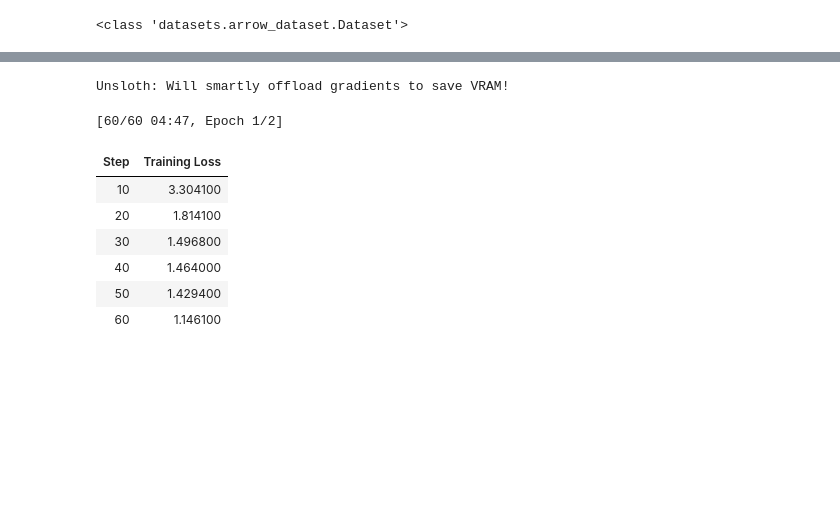
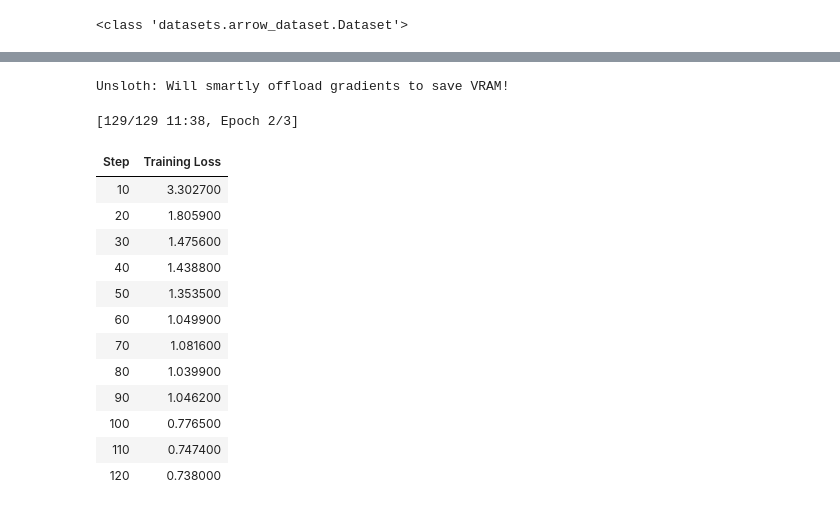
Before and after one commit to kallepalomaki/South-Ostrobotnia-AI, a Jupyter notebook: deep_seek_southob.ipynb, the cells around one changed output, grey strips where cells are left out. Drawn from its saved outputs; the diff is of its cells as text; code cells hidden in the pictures; blank space fills up the shorter version.

```diff
--- a/deep_seek_southob.ipynb
+++ b/deep_seek_southob.ipynb
@@ -143,9 +169,9 @@ data_file_path = '/content/drive/My Drive/data/train_set_deep_seek.json'
 #with open(data_file_path) as f:
 #  dataset = json.load(f)
 
-dataset = load_dataset('json',data_files=data_file_path, split = "train[0:350]",trust_remote_code=True)
+dataset0 = load_dataset('json',data_files=data_file_path, split = "train[0:350]",trust_remote_code=True)
 
-dataset = dataset.map(formatting_prompts_func, batched = True,)
-dataset["Question"][0]
+dataset0 = dataset0.map(formatting_prompts_func, batched = True,)
+dataset0["Question"][0]
 # %% [output]
 'Ensimmäisen kerran pääsimme elokuviin seuratalolle kun osuuskaupan kokouksessa näytettiin kuvia eri tehtailta'
@@ -196,10 +242,10 @@ from trl import SFTTrainer
 from transformers import TrainingArguments
 from unsloth import is_bfloat16_supported
 
-trainer = SFTTrainer(
+trainer_transl = SFTTrainer(
     model=model,
     tokenizer=tokenizer,
-    train_dataset=dataset,
+    train_dataset=dataset0,
     dataset_text_field="text",
     max_seq_length=max_seq_length,
     dataset_num_proc=2,
@@ -208,7 +254,8 @@ trainer = SFTTrainer(
         gradient_accumulation_steps=4,
         # Use num_train_epochs = 1, warmup_ratio for full training runs!
         warmup_steps=5,
-        max_steps=60,
+        #max_steps=60,
+        num_train_epochs=3,
         learning_rate=2e-4,
         fp16=not is_bfloat16_supported(),
         bf16=is_bfloat16_supported(),
@@ -223,4 +297,4 @@ trainer = SFTTrainer(
 # %%
 !nvidia-smi
-trainer_stats = trainer.train()
+trainer_stats = trainer_transl.train()
 # %% [output]
@@ -250,9 +323,15 @@ wandb: WARNING The `run_name` is currently set to the same value as `TrainingArg
 Unsloth: Will smartly offload gradients to save VRAM!
-[60/60 04:47, Epoch 1/2]
+[129/129 11:38, Epoch 2/3]
 | Step | Training Loss |
-| 10 | 3.304100 |
-| 20 | 1.814100 |
-| 30 | 1.496800 |
-| 40 | 1.464000 |
-| 50 | 1.429400 |
-| 60 | 1.146100 |
+| 10 | 3.302700 |
+| 20 | 1.805900 |
+| 30 | 1.475600 |
+| 40 | 1.438800 |
+| 50 | 1.353500 |
+| 60 | 1.049900 |
+| 70 | 1.081600 |
+| 80 | 1.039900 |
+| 90 | 1.046200 |
+| 100 | 0.776500 |
+| 110 | 0.747400 |
+| 120 | 0.738000 |
```
Also changed, not shown: parts of 25 cells of this notebook, 1 other file.
